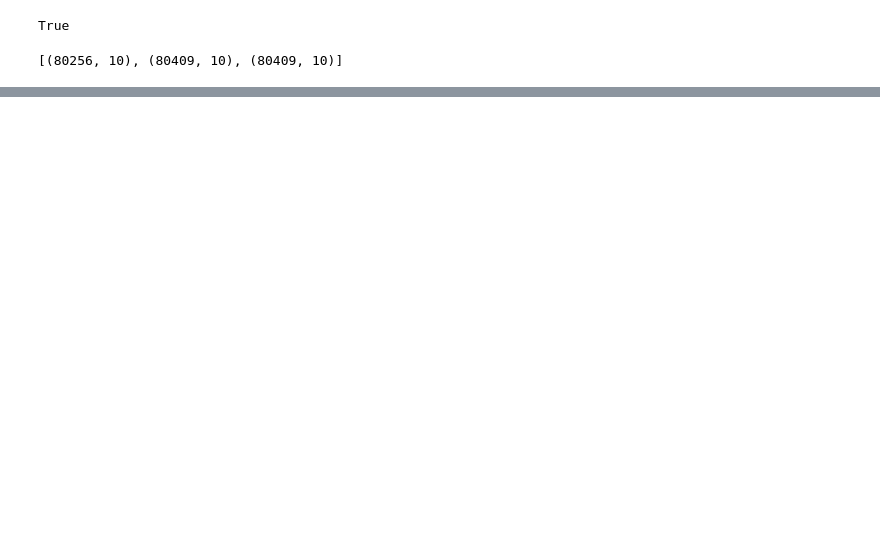
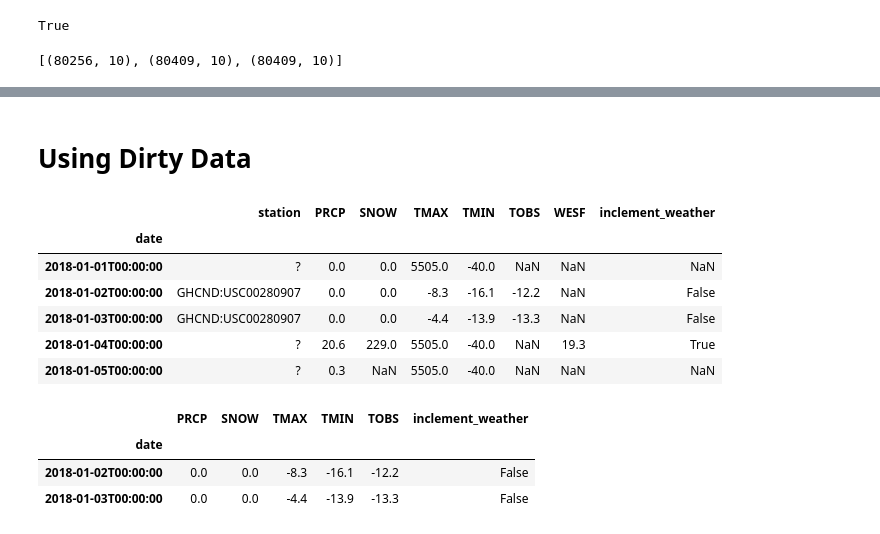
Before and after one commit to CodeBlock980/CPE311-Malaki, a Jupyter notebook: Module 8/Hands_On_Activity_8_2.ipynb, the cells around one changed output, grey strips where cells are left out. Saved outputs shown, nothing was run; the diff lists cells and outputs as text; code cells hidden in the pictures; blank space fills up the shorter version.

```diff
--- a/Module 8/Hands_On_Activity_8_2.ipynb
+++ b/Module 8/Hands_On_Activity_8_2.ipynb
@@ -146,0 +175,15 @@ outer_join.sample(4, random_state=0).append(outer_join[outer_join.station.isna()
+# %% [markdown]
+# **Using Dirty Data**
+# %%
+#Using Dirty Data
+
+dirty_data = pd.read_csv('dirty_data2.csv', index_col='date').drop_duplicates().drop(columns = 'SNWD').head()
+dirty_data
+# %% [output]
+|  | station | PRCP | SNOW | TMAX | TMIN | TOBS | WESF | inclement_weather |
+| date |  |  |  |  |  |  |  |  |
+| 2018-01-01T00:00:00 | ? | 0.0 | 0.0 | 5505.0 | -40.0 | NaN | NaN | NaN |
+| 2018-01-02T00:00:00 | GHCND:USC00280907 | 0.0 | 0.0 | -8.3 | -16.1 | -12.2 | NaN | False |
+| 2018-01-03T00:00:00 | GHCND:USC00280907 | 0.0 | 0.0 | -4.4 | -13.9 | -13.3 | NaN | False |
+| 2018-01-04T00:00:00 | ? | 20.6 | 229.0 | 5505.0 | -40.0 | NaN | 19.3 | True |
+| 2018-01-05T00:00:00 | ? | 0.3 | NaN | 5505.0 | -40.0 | NaN | NaN | NaN |
@@ -146,0 +194,7 @@ outer_join.sample(4, random_state=0).append(outer_join[outer_join.station.isna()
+# %%
+valid_station
+# %% [output]
+|  | PRCP | SNOW | TMAX | TMIN | TOBS | inclement_weather |
+| date |  |  |  |  |  |  |
+| 2018-01-02T00:00:00 | 0.0 | 0.0 | -8.3 | -16.1 | -12.2 | False |
+| 2018-01-03T00:00:00 | 0.0 | 0.0 | -4.4 | -13.9 | -13.3 | False |
```
Also changed, not shown: parts of 16 cells of this notebook, 4 other files.
